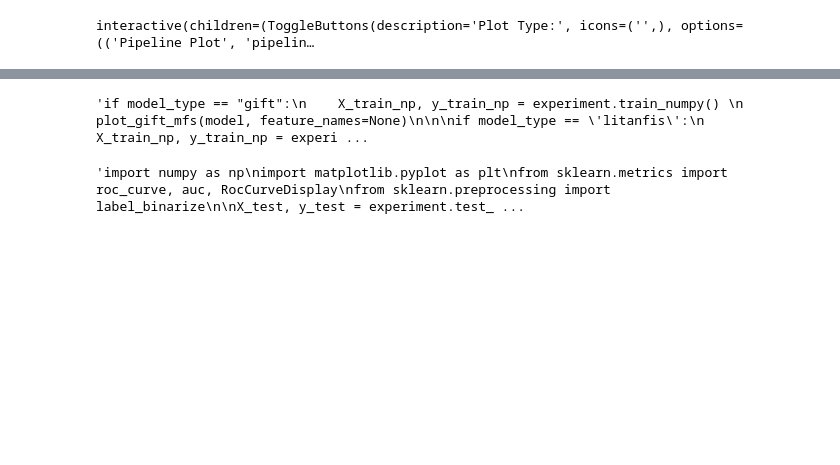
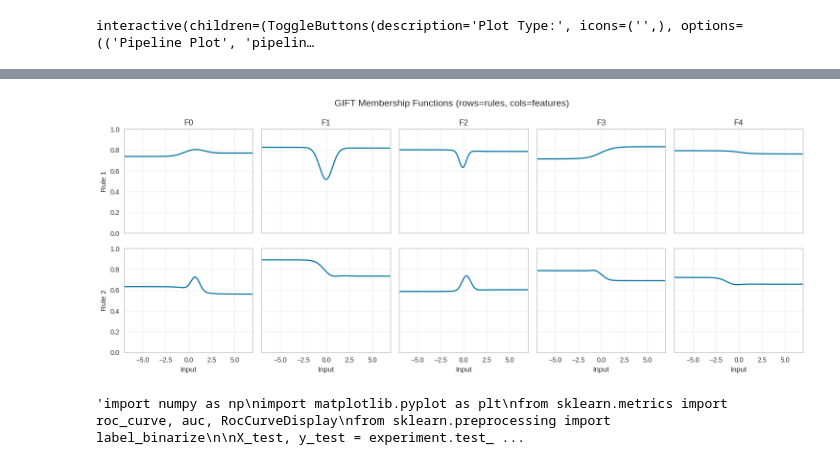
Before and after one commit to naforoutan/ReLaFIS, a Jupyter notebook: notebooks/test_class.ipynb, the cells around one changed output, grey strips where cells are left out. Cells and saved outputs as stored; diff of their text form; code cells hidden in the pictures; blank space fills up the shorter version.

```diff
--- a/notebooks/test_class.ipynb
+++ b/notebooks/test_class.ipynb
@@ -34,7 +34,8 @@ epochs = 100
 
 alpha = 1.0
 min_alpha = 0.0
-noise_std = 0.3   # try values: 0.0, 0.05, 0.1, 0.2, 0.5
+noise_std = 0.0   # try values: 0.0, 0.05, 0.1, 0.2, 0.5
+noise_evaluate = True
 
 
 learning_params = dict(train_size=train_size,
@@ -100,7 +101,7 @@ True
 from train.early_stop import EarlyStopping
 
 model_params = {
-    'type': "gift", # anfis, unfis, gift, litanfis, gift-mamdani, griffin, giftrelax
+    'type': "gift", # anfis, unfis, gift, litanfis, gift-mamdani, griffin
     'in_features': experiment.train_numpy()[0].shape[1],
     'out_features': len(np.unique(experiment.train_numpy()[1])),
     'rules': 2,
@@ -126,7 +127,7 @@ elif model_type == "litanfis":
 elif model_type == "unfis":
     model = UNFIS(**model_params, dtype=torch.float32)
 elif model_type == "gift":
-    model = GIFT(**model_params, dtype=torch.float32)
+    model = GIFT(**model_params, dtype=torch.float32, zeta=zeta)
     sk_model = SklearnGIFTWrapper(model, device=device)
 elif model_type == "gift-mamdani":
     model = MamdaniGIFT(**model_params, dtype=torch.float32, zeta=zeta)
@@ -134,9 +135,6 @@ elif model_type == "gift-mamdani":
 elif model_type == "griffin":
     model = GRIFFIN(**model_params, dtype=torch.float32, zeta=1, rank=rank, eta=eta, Xi=Xi, regression=regression)
     sk_model = SklearnGRIFFINrapper(model, device=device)
-elif model_type == "giftrelax":
-    model = GIFTRELAX(**model_params, dtype=torch.float32, zeta=zeta)
-    sk_model = SklearnGIFTRELAXWrapper(model, device=device)
 else:
     raise ValueError("model_type should be one of anfis, unfis, gift")
 
@@ -356,16 +354,16 @@ with open(f'results/{model_type}_{experiment.__class__.__name__}_{model_params["
 # %%
 # plot the membership functions
 from model.mf_plot import plot_litanfis_mfs, plot_gift_mfs, plot_gift_param_progress
-'''if model_type == "gift":
+if model_type == "gift":
     X_train_np, y_train_np = experiment.train_numpy()
     plot_gift_mfs(model, feature_names=None)
 
 
 if model_type == 'litanfis':
     X_train_np, y_train_np = experiment.train_numpy()
-    plot_litanfis_mfs(model, feature_names=None)'''
+    plot_litanfis_mfs(model, feature_names=None)
 # %% [output]
-'if model_type == "gift":\n    X_train_np, y_train_np = experiment.train_numpy() \n    plot_gift_mfs(model, feature_names=None)\n\n\nif model_type == \'litanfis\':\n    X_train_np, y_train_np = experi ...
+[figure, added]
 # %%
 # ROC Curve (Binary or One‑vs‑Rest) with Zoom-in on High Performance
 '''import numpy as np
```
Also changed, not shown: parts of 5 cells of this notebook, 14 other files.
